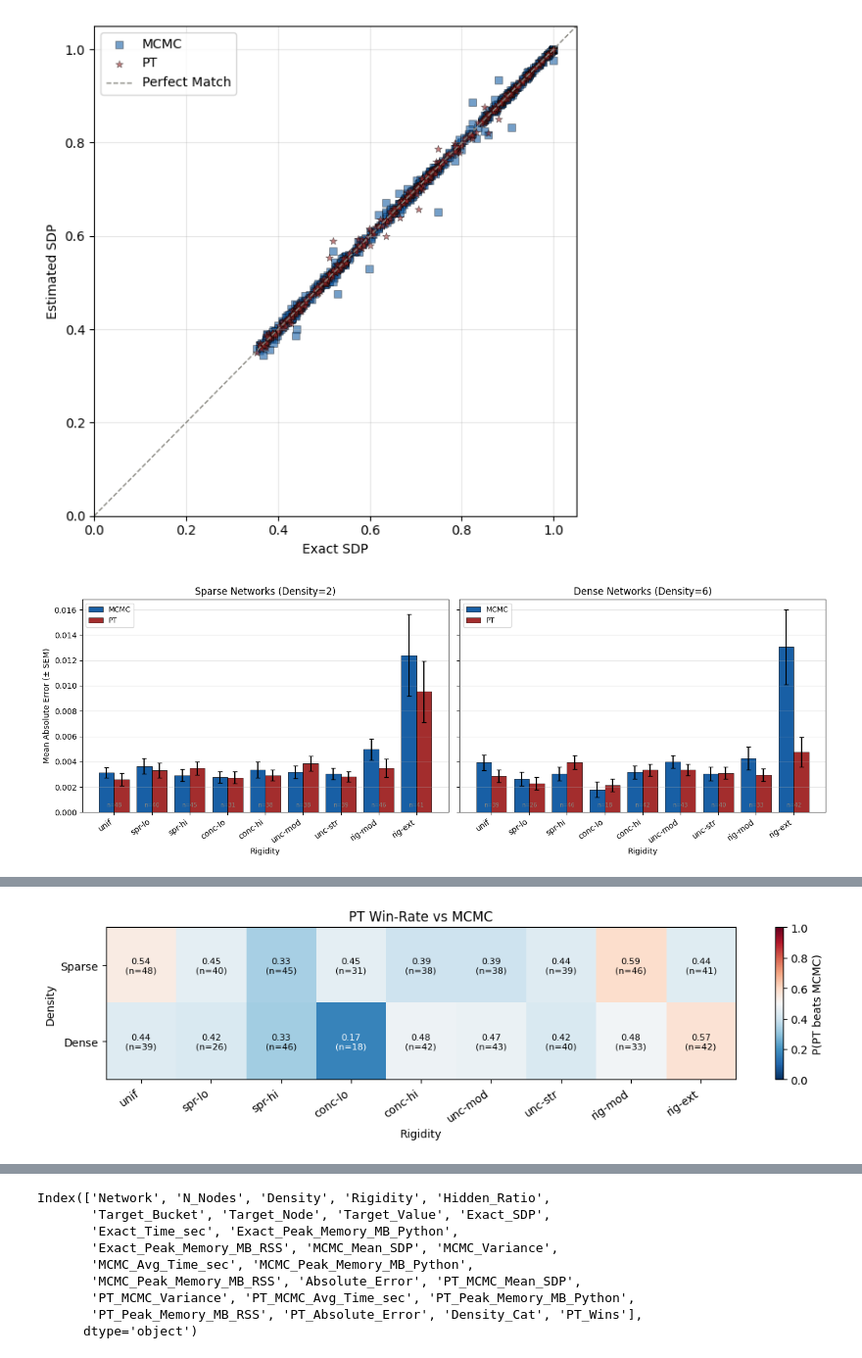
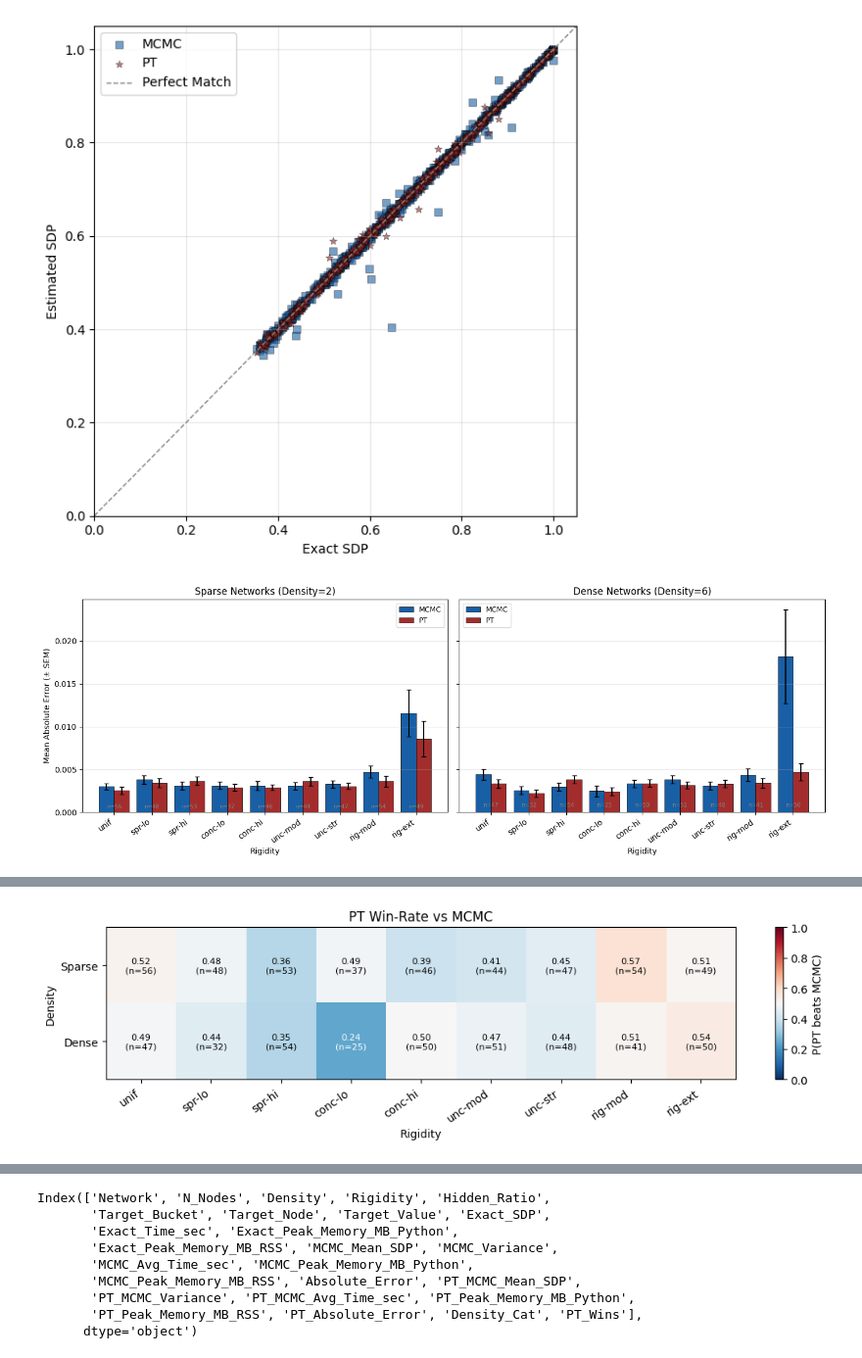
Before and after one commit to jpafcampos/explaining-BNs, a Jupyter notebook: src/synthetic_results_analysis.ipynb, the cells around one changed output, grey strips where cells are left out. Shown at 98% size. Drawn from its saved outputs; the diff is of its cells as text; code cells hidden in the pictures.

```diff
--- a/src/synthetic_results_analysis.ipynb
+++ b/src/synthetic_results_analysis.ipynb
@@ -7,7 +7,7 @@ import pandas as pd
 # LOAD DATA
 # ============================================================
 #df = pd.read_csv("targeted_sdp_synthetic_partial.csv")
-df = pd.read_csv("final_results_2214541.csv")
+df = pd.read_csv("final_results_synthetics.csv")
 #df = pd.read_csv("final_results_2205974.csv")
 # ============================================================
 # COLORS
@@ -380,2 +380,2 @@ Dense                   42
-[figure, old version]
+[figure, new version]
-[figure, old version]
+[figure, new version]
@@ -384 +384 @@ Dense                   42
-[figure, old version]
+[figure, new version]
```
Also changed, not shown: parts of 5 cells of this notebook, 31 other files.
